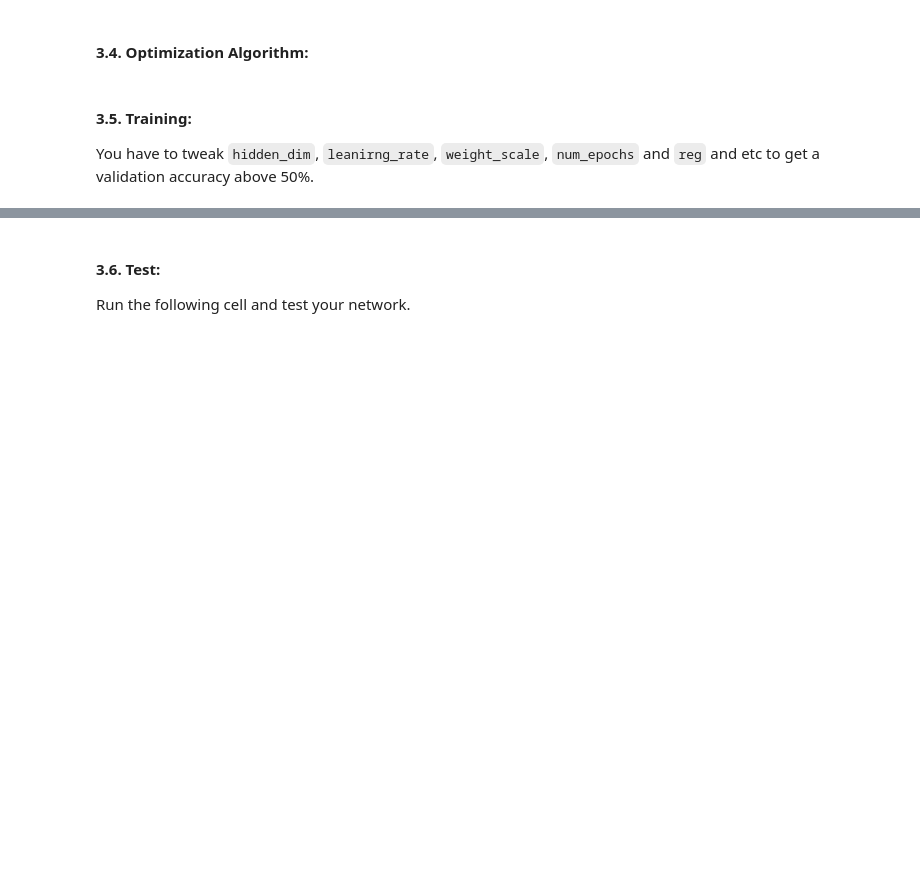
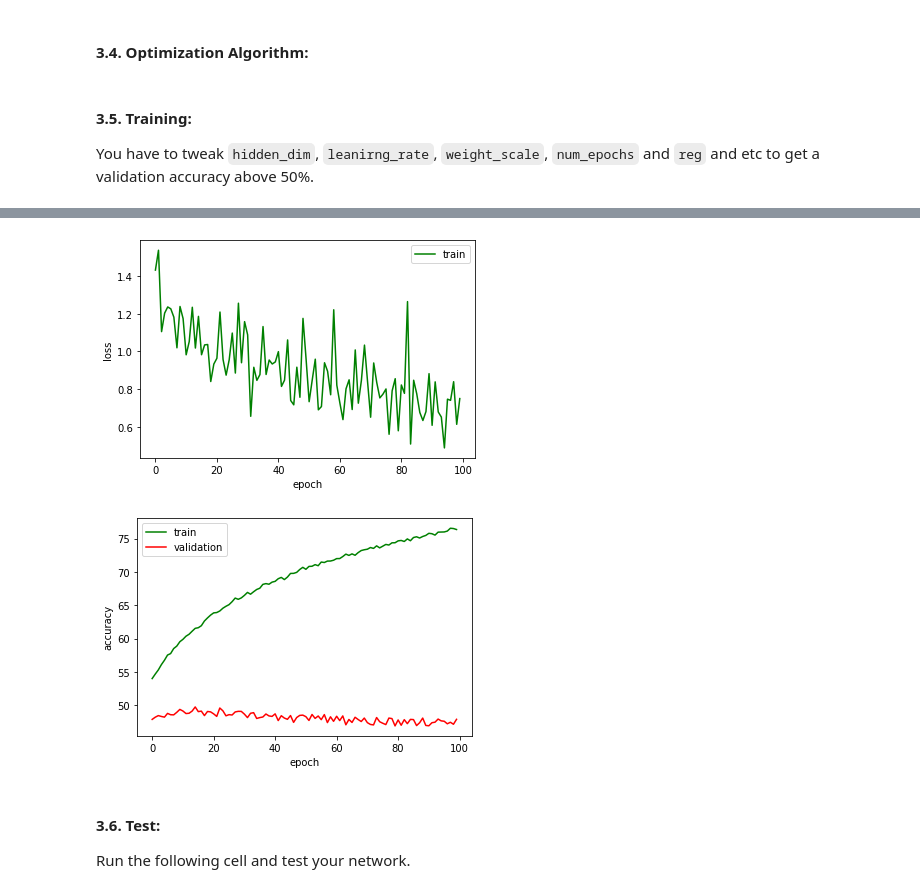
Before and after one commit to ShayanNazemi/Deep-Learning-40719, a Jupyter notebook: HW2/Part3.ipynb, the cells around one changed output, grey strips where cells are left out. Cells and saved outputs as stored; diff of their text form; code cells hidden in the pictures; blank space fills up the shorter version.

Commit message:
(Epochs 100) train acc: 76.37%; val_acc: 47.86%; test_acc: 46.87%

```diff
--- a/HW2/Part3.ipynb
+++ b/HW2/Part3.ipynb
@@ -190,7 +204,7 @@ import torch.optim as optim
 # module to optimize Cross-Entropy loss. You should select a optimization   #
 # algorithm and its hyperparameters like learning rate.                     #
 #############################################################################
-net = MLP(3072, 100, 50, len(classes))
+net = MLP(3072, 100, 100, 50, len(classes))
 learning_rate = 1e-3
 criterion = torch.nn.functional.cross_entropy
 optimizer = torch.optim.Adam(net.parameters(), lr=learning_rate)
@@ -201,6 +215,24 @@ optimizer = torch.optim.Adam(net.parameters(), lr=learning_rate)
 # %% [markdown]
 #### 3.5. Training:
 You have to tweak `hidden_dim`, `leanirng_rate`, `weight_scale`, `num_epochs` and `reg` and etc to get a validation accuracy above 50%.
+# %%
+def plot_history(loss, train_acc, val_acc):
+    x = [i for i in range(len(loss))]
+
+    # plot for losses
+    plt.plot(x, loss, '-g', label='train')
+    plt.xlabel('epoch')
+    plt.ylabel('loss')
+    plt.legend(loc='upper right')
+    plt.show()
+
+    # plot for accuracies
+    plt.plot(x, train_acc, '-g', label='train')
+    plt.plot(x, val_acc, '-r', label='validation')
+    plt.xlabel('epoch')
+    plt.ylabel('accuracy')
+    plt.legend(loc='upper left')
+    plt.show()
 # %%
 #######################################################
 # TODO: Feed the inputs data to the MLP network and   #
@@ -208,8 +240,13 @@ You have to tweak `hidden_dim`, `leanirng_rate`, `weight_scale`, `num_epochs` an
 # Then update weights and biases.                     #
 #######################################################
 
-num_epochs=10
+num_epochs=100
 num_batchs = len(trainloader)
+
+train_loss = []
+train_accuracy = []
+validation_accuracy = []
+
 for epoch in range(num_epochs):
     total_train=0
     correct_train=0
@@ -255,8 +292,11 @@ for epoch in range(num_epochs):
             running_loss = 0.0
             torch.save(net.state_dict(), './model.pth')
             torch.save(optimizer.state_dict(), './optimizer.pth')
+
     correct = 0
     total = 0
+
+
     with torch.no_grad():
         for data in validationloader:
             images, labels = data
@@ -270,5 +310,13 @@ for epoch in range(num_epochs):
             correct += (predicted == labels).sum().item()
     val_acc = correct / total
     train_acc = correct_train / total_train
+
+    train_loss.append(loss.item())
+    train_accuracy.append(100 * train_acc)
+    validation_accuracy.append(100 * val_acc)
+
     print('(Epoch %d / %d) train acc: %.2f%%; val_acc: %.2f%%' % (
           epoch+1, num_epochs, 100*train_acc, 100*val_acc))
+
+plot_history(train_loss, train_accuracy, validation_accuracy)
+# %% [output]
@@ -275,3 +340,5 @@ for epoch in range(num_epochs):
+[figure, added]
+[figure, added]
 # %% [markdown]
 #### 3.6. Test:
 Run the following cell and test your network.
```
Also changed, not shown: parts of 9 cells of this notebook.
